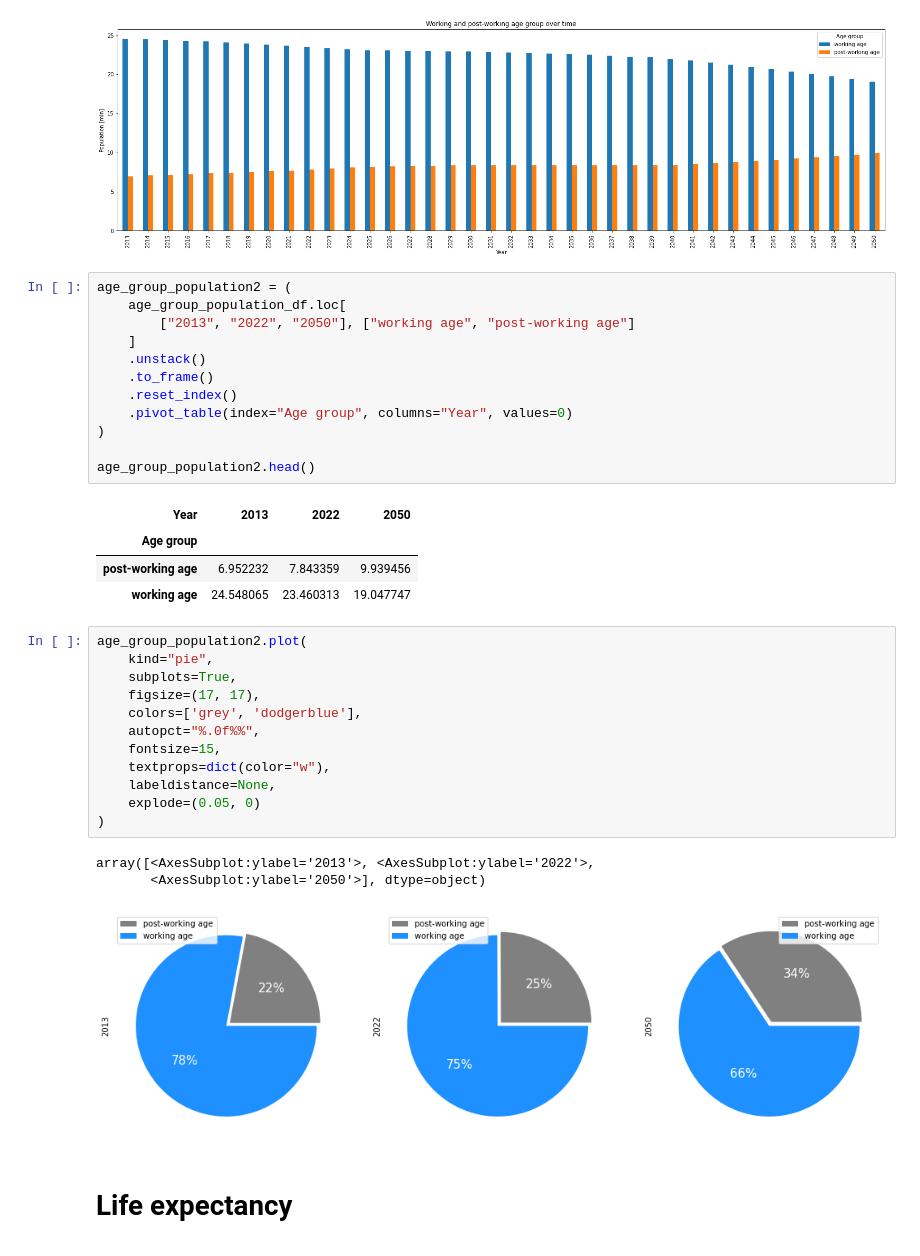
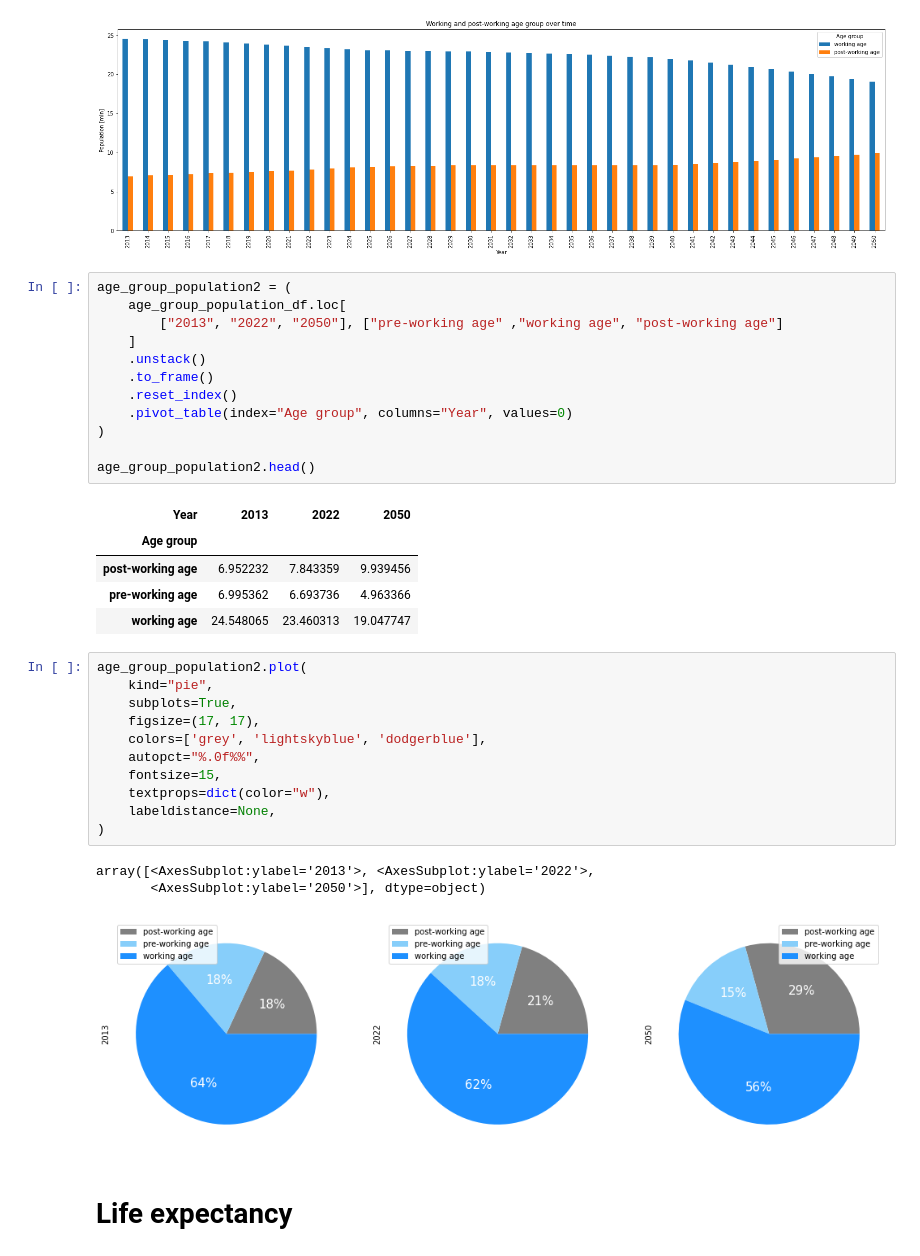
Before and after one commit to adrolc/data-analysis, a Jupyter notebook: demographics_of_poland/demographics_of_poland.ipynb, the cells around one changed output. Cells and saved outputs as stored; diff of their text form.

Commit message:
Added pre-working age to pie plot

```diff
--- a/demographics_of_poland/demographics_of_poland.ipynb
+++ b/demographics_of_poland/demographics_of_poland.ipynb
@@ -418,7 +418,7 @@ age_group_population_df.plot(
 # %%
 age_group_population2 = (
     age_group_population_df.loc[
-        ["2013", "2022", "2050"], ["working age", "post-working age"]
+        ["2013", "2022", "2050"], ["pre-working age" ,"working age", "post-working age"]
     ]
     .unstack()
     .to_frame()
@@ -431,23 +431,23 @@ age_group_population2.head()
 | Year | 2013 | 2022 | 2050 |
 | Age group |  |  |  |
 | post-working age | 6.952232 | 7.843359 | 9.939456 |
+| pre-working age | 6.995362 | 6.693736 | 4.963366 |
 | working age | 24.548065 | 23.460313 | 19.047747 |
 # %%
 age_group_population2.plot(
     kind="pie",
     subplots=True,
     figsize=(17, 17),
-    colors=['grey', 'dodgerblue'],
+    colors=['grey', 'lightskyblue', 'dodgerblue'],
     autopct="%.0f%%",
     fontsize=15,
     textprops=dict(color="w"),
     labeldistance=None,
-    explode=(0.05, 0)
 )
 # %% [output]
 array([<AxesSubplot:ylabel='2013'>, <AxesSubplot:ylabel='2022'>,
        <AxesSubplot:ylabel='2050'>], dtype=object)
-[figure, old version]
+[figure, new version]
 # %% [markdown]
 # Life expectancy
 # %% [markdown]
```
